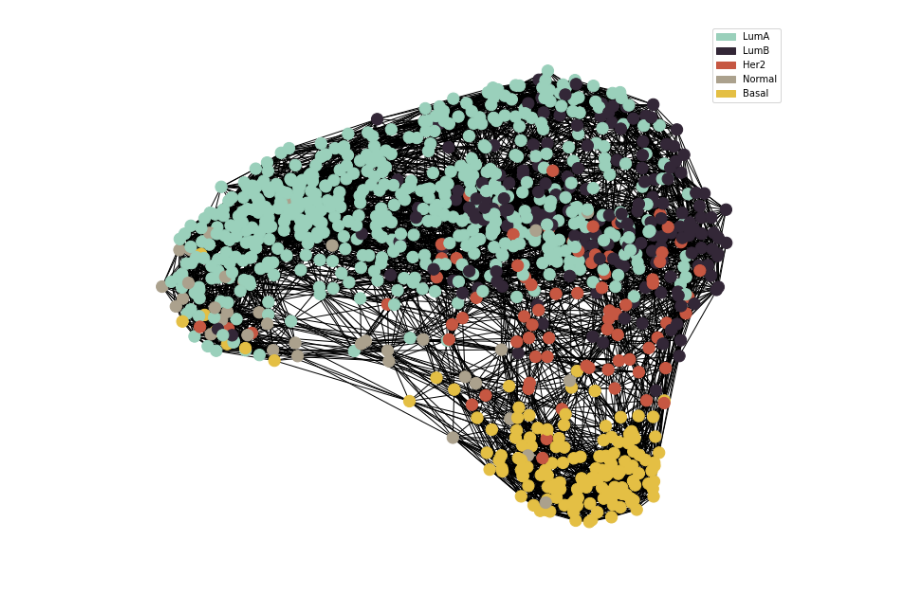
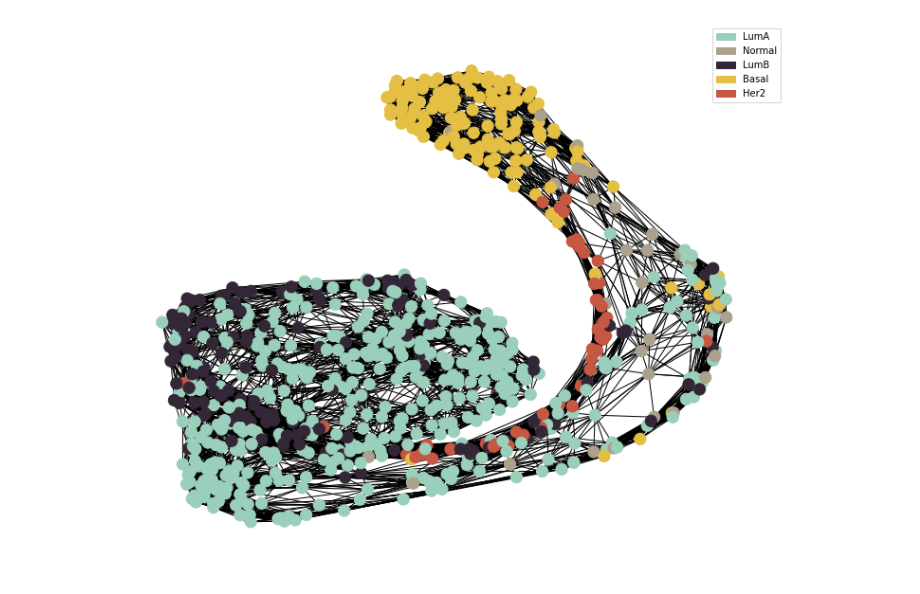
Before and after one commit to Barry8197/MOGDx, a Jupyter notebook: PreProcessing/Preprocessing.ipynb, the cells around one changed output. Cells and saved outputs as stored; diff of their text form; code cells hidden in the pictures.

```diff
--- a/PreProcessing/Preprocessing.ipynb
+++ b/PreProcessing/Preprocessing.ipynb
@@ -17,8 +17,8 @@ with open(f'./../../data/raw/{modality}_preprocessed.pkl' , 'rb') as file :
 count_mtx = loaded_data['datExpr']
 datMeta = loaded_data['datMeta'].reset_index()[['patient' , target]].set_index('patient')
 # %%
-#pipeline = 'LogReg'
-pipeline = 'DESeq'
+pipeline = 'LogReg'
+#pipeline = 'DESeq'
 data_to_save = {}
 
 if len(set(count_mtx.index) & set(datMeta.index)) == 0 :
@@ -41,7 +41,7 @@ elif pipeline == 'LogReg' :
     n_genes = count_mtx.shape[1]
     datExpr = count_mtx.loc[: , (count_mtx != 0).any(axis=0)] # remove any genes with all 0 expression
 
-    extracted_feats , model , penalty = preprocess_functions.elastic_net(datExpr , datMeta[target] , n_feats=100, l1_ratio = 0.3)
+    extracted_feats , model , penalty = preprocess_functions.elastic_net(datExpr , datMeta[target] , n_feats=1000, l1_ratio = 0.3)
 
     data_to_save['extracted_feats'] = list(set(extracted_feats))
     data_to_save['model'] = {'model' : model , 'penalty' : penalty}
@@ -54,11 +54,4 @@ data_to_save['datMeta'] = datMeta
 
 with open(f'./../../data/raw/{modality}_processed.pkl' , 'wb') as file :
     pickle.dump(data_to_save , file)
-
-if modality in ['mRNA'  , 'DNAm'] :
-    method = 'bicorr'
-elif modality in [ 'RPPA' , 'miRNA' , 'CNV'] :
-    method = 'pearson'
-elif modality in [] :
-    method = 'euclidean'
 # %% [output]
@@ -171,13 +60,13 @@ Running Wald tests...
 # %%
 knn = 15
-method = 'pearson'
+method = 'bicorr'
 if len(data_to_save['extracted_feats']) > 0 :
     G  = preprocess_functions.knn_graph_generation(datExpr , datMeta , method=method ,
                                                 extracted_feats=data_to_save['extracted_feats'], node_size =150 , knn = knn )
 else :
     G  = preprocess_functions.knn_graph_generation(datExpr , datMeta , target , method=method ,
                                     extracted_feats=None, node_size =150 , knn = 15 )
 
 nx.write_graphml(G, f'./../../data/Networks/{modality}_graph.graphml')
 # %% [output]
-[figure, old version]
+[figure, new version]
```
Also changed, not shown: parts of 2 cells of this notebook, 6 other files.
